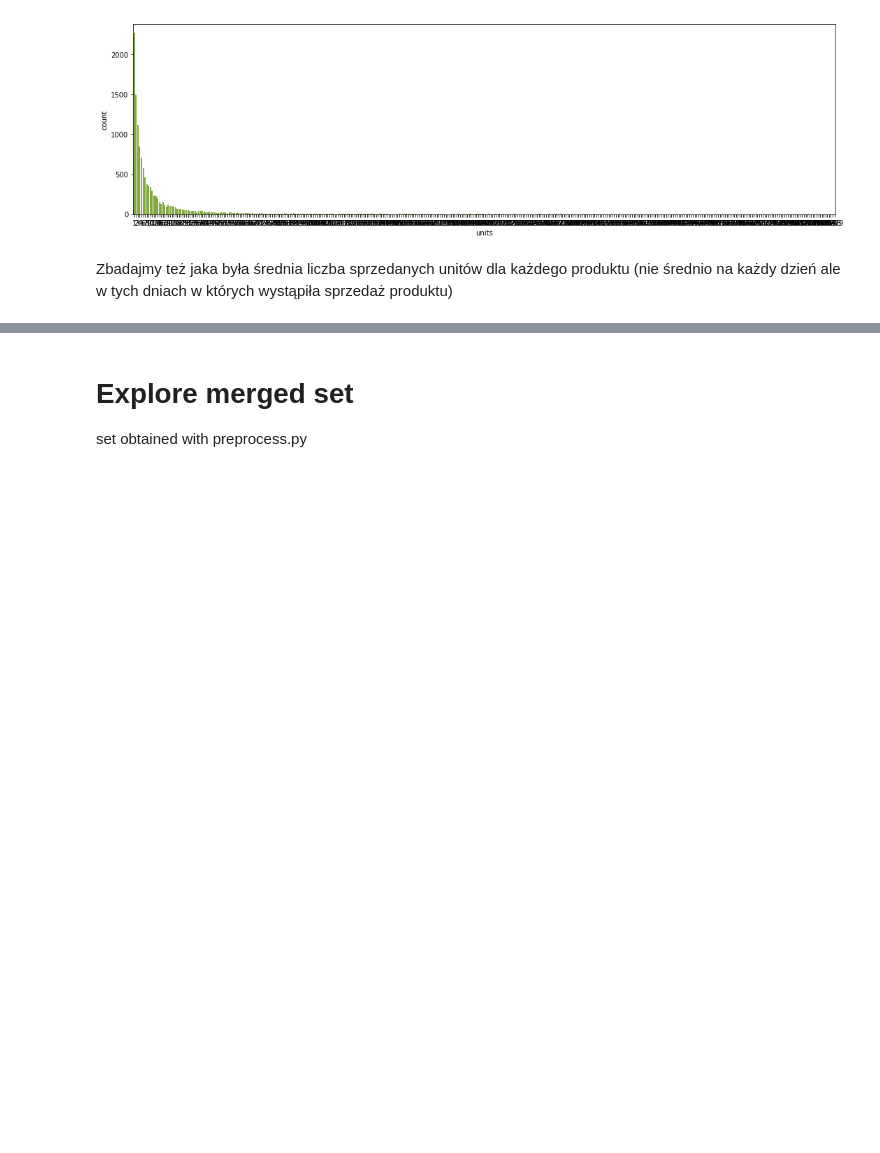
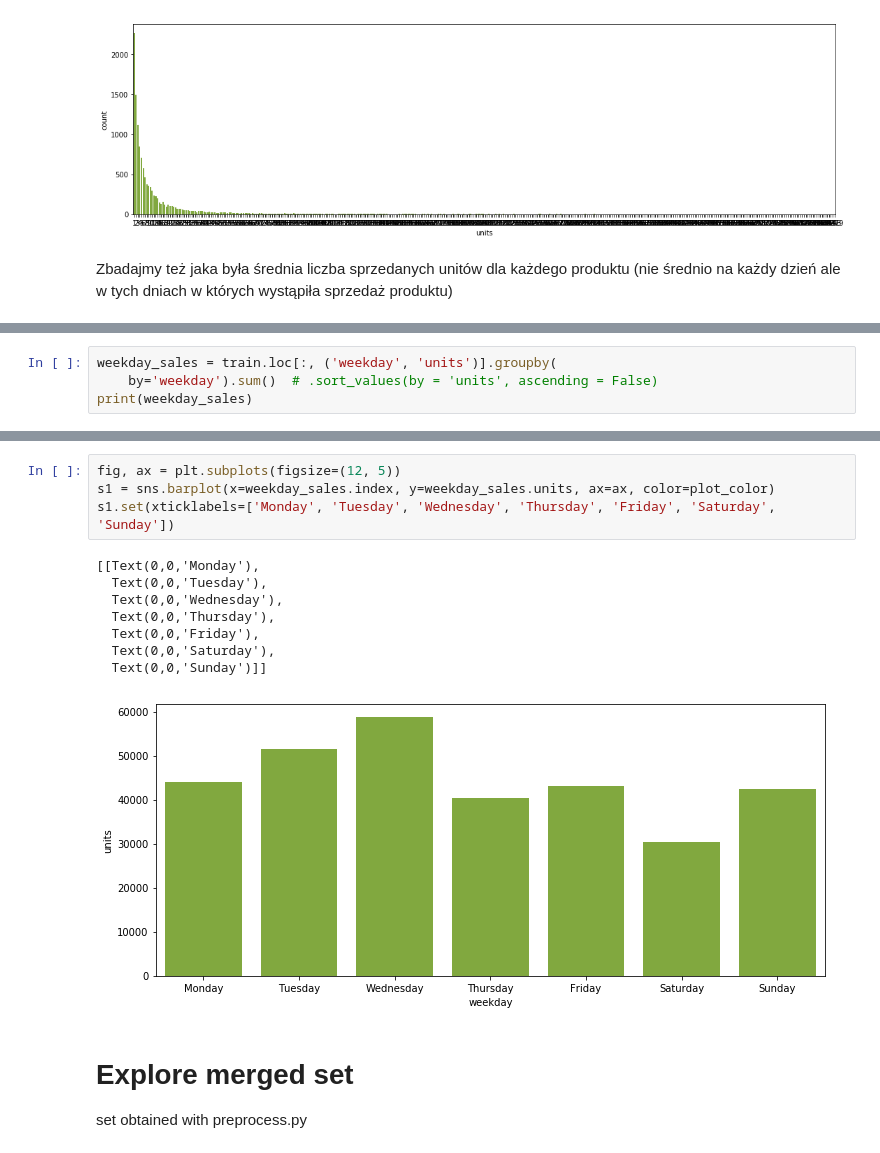
Before and after one commit to TomaszStepien/Data-Mining-Cup-2018, a Jupyter notebook: EDA.ipynb, the cells around one changed output, grey strips where cells are left out. Saved outputs shown, nothing was run; the diff lists cells and outputs as text; blank space fills up the shorter version.

```diff
--- a/EDA.ipynb
+++ b/EDA.ipynb
@@ -432,0 +468,4 @@ pid   size
+# %%
+weekday_sales = train.loc[:, ('weekday', 'units')].groupby(
+    by='weekday').sum()  # .sort_values(by = 'units', ascending = False)
+print(weekday_sales)
@@ -433,3 +482,16 @@ pid   size
+# %%
+fig, ax = plt.subplots(figsize=(12, 5))
+s1 = sns.barplot(x=weekday_sales.index, y=weekday_sales.units, ax=ax, color=plot_color)
+s1.set(xticklabels=['Monday', 'Tuesday', 'Wednesday', 'Thursday', 'Friday', 'Saturday', 'Sunday'])
+# %% [output]
+[[Text(0,0,'Monday'),
+  Text(0,0,'Tuesday'),
+  Text(0,0,'Wednesday'),
+  Text(0,0,'Thursday'),
+  Text(0,0,'Friday'),
+  Text(0,0,'Saturday'),
+  Text(0,0,'Sunday')]]
+[figure, added]
 # %% [markdown]
 # Explore merged set
 
```
Also changed, not shown: parts of 26 cells of this notebook.
